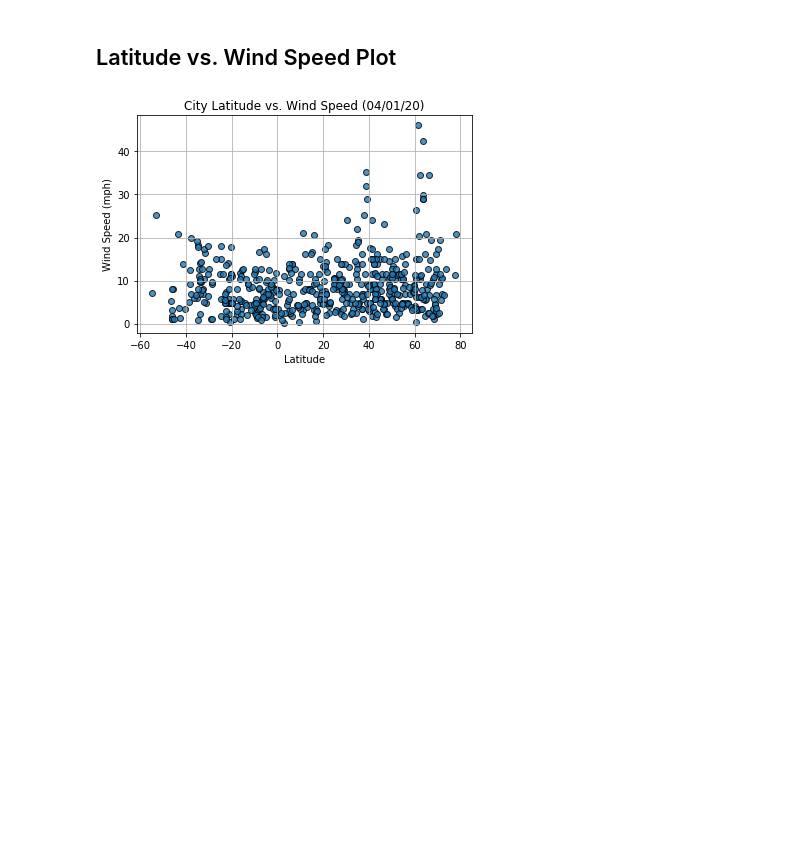
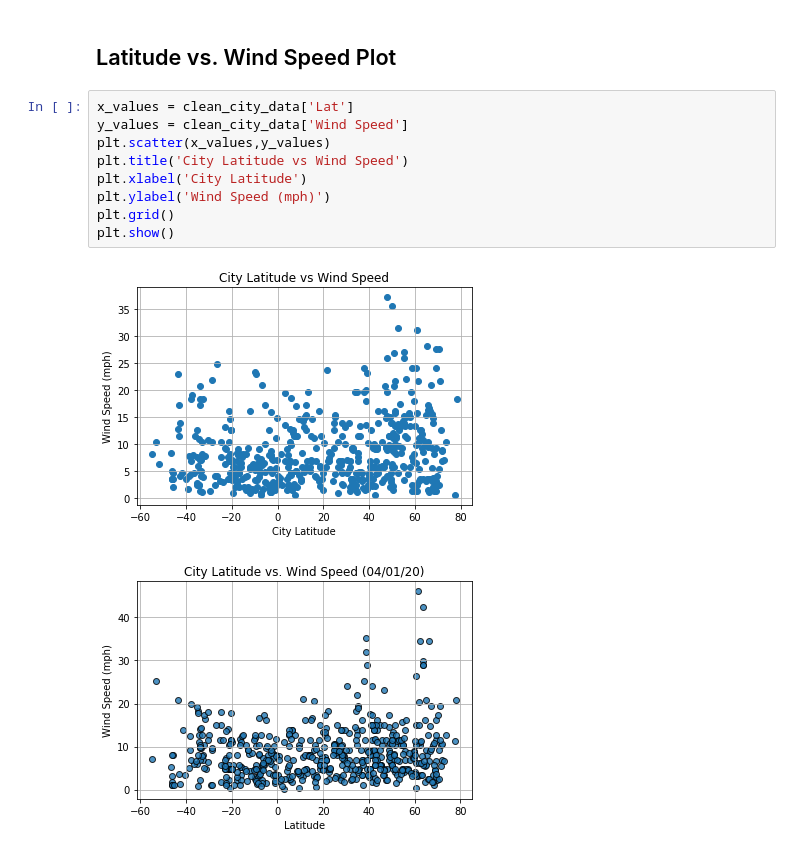
Before and after one commit to g8r1fl/python-api-challenge, a Jupyter notebook: WeatherPy/WeatherPy-Copy1.ipynb, the cells around one changed output. Drawn from its saved outputs; the diff is of its cells as text; blank space fills up the shorter version.

```diff
--- a/WeatherPy/WeatherPy-Copy1.ipynb
+++ b/WeatherPy/WeatherPy-Copy1.ipynb
@@ -354,6 +386,17 @@ plt.show()
 [figure]
 # %% [markdown]
 ## Latitude vs. Wind Speed Plot
+# %%
+x_values = clean_city_data['Lat']
+y_values = clean_city_data['Wind Speed']
+plt.scatter(x_values,y_values)
+plt.title('City Latitude vs Wind Speed')
+plt.xlabel('City Latitude')
+plt.ylabel('Wind Speed (mph)')
+plt.grid()
+plt.show()
+# %% [output]
+[figure, added]
 # %%
 # %% [output]
 [figure]
```
Also changed, not shown: parts of 7 cells of this notebook.
